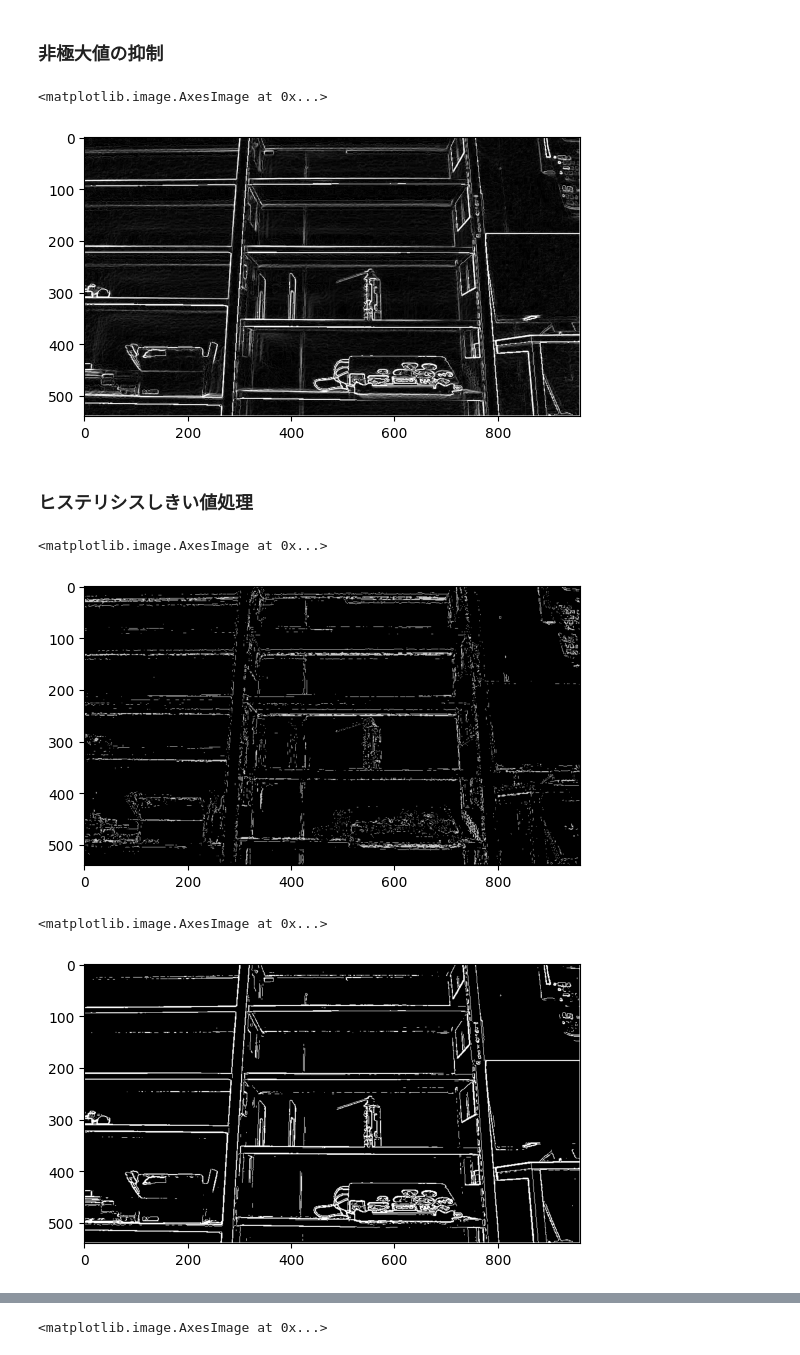
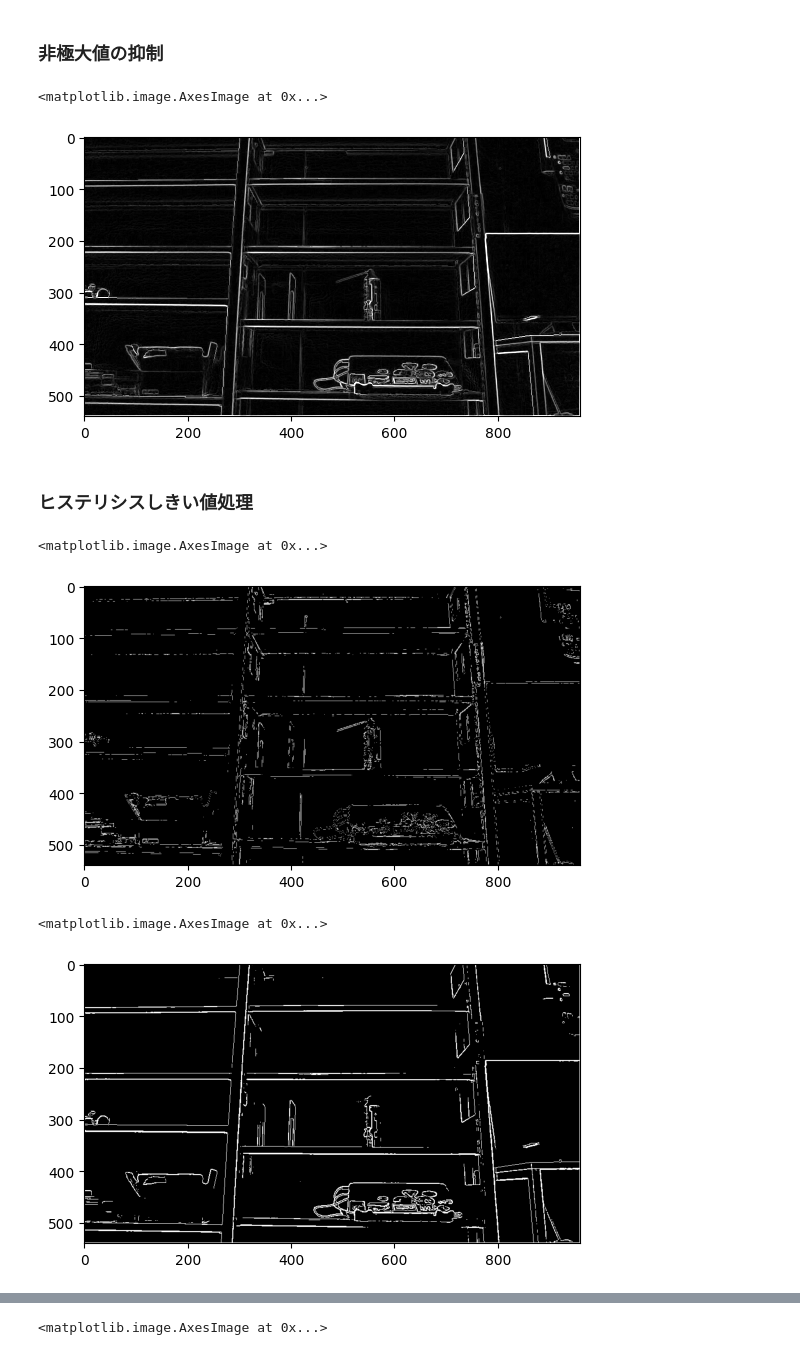
Before and after one commit to anhquan18/canny_edge_detection, a Jupyter notebook: canny_edge_detector.ipynb, the cells around one changed output, grey strips where cells are left out. Cells and saved outputs as stored; diff of their text form; code cells hidden in the pictures.

```diff
--- a/canny_edge_detector.ipynb
+++ b/canny_edge_detector.ipynb
@@ -113 +165,12 @@ built-in 2D convolution time: 0.033629417419433594
+# %%
+# scipy signal 2D correlation sobel
+start = time.time()
+
+gradient_col = signal.correlate2d(gray_image, sobel_col, mode="same", boundary="fill", fillvalue=0)
+gradient_row = signal.correlate2d(gray_image, sobel_row, mode="same", boundary="fill", fillvalue=0)
+
+image_gradient_intensity3 = np.hypot(gradient_row, gradient_col)
+image_gradient_angle3 = np.arctan2(gradient_row, gradient_col)
+
+builtin_time3 = time.time() - start
 # %%
@@ -167,56 +222,60 @@ built-in 2D convolution time: 0.04953432083129883
 for row in range(1, img_height-1):
     for col in range(1, img_width-1):
         # 縦エッジ
-        if (abs(image_gradient_angle[row, col]) <= np.radians(22.5)):
-            if (image_gradient_intensity[row, col] < image_gradient_intensity[row, col-1]) or (image_gradient_intensity[row, col] < image_gradient_intensity[row, col+1]):
-                image_gradient_intensity[row, col] = 0.0
+        if (abs(image_gradient_angle3[row, col]) <= np.radians(22.5)):
+            if (image_gradient_intensity3[row, col] < image_gradient_intensity3[row, col-1])\
+                or (image_gradient_intensity3[row, col] < image_gradient_intensity3[row, col+1]):
+                image_gradient_intensity3[row, col] = 0.0
         # 横エッジ
-        elif np.radians(67.5) < image_gradient_angle[row, col] <= np.radians(112.5):
-            if (image_gradient_intensity[row, col] < image_gradient_intensity[row-1, col]) or (image_gradient_intensity[row, col] < image_gradient_intensity[row+1, col]):
-                image_gradient_intensity[row, col] = 0.0
+        elif np.radians(67.5) < image_gradient_angle3[row, col] <= np.radians(112.5):
+            if (image_gradient_intensity[row, col] < image_gradient_intensity3[row-1, col])\
+                or (image_gradient_intensity3[row, col] < image_gradient_intensity3[row+1, col]):
+                image_gradient_intensity3[row, col] = 0.0
         # 右斜め上と左斜め下エッジ
-        elif (np.radians(22.5) < image_gradient_angle[row, col] <= np.radians(67.5)):
-            if (image_gradient_intensity[row, col] < image_gradient_intensity[row-1, col-1]) or (image_gradient_intensity[row, col] < image_gradient_intensity[row+1, col+1]):
-                image_gradient_intensity[row, col] = 0.0
+        elif (np.radians(22.5) < image_gradient_angle3[row, col] <= np.radians(67.5)):
+            if (image_gradient_intensity[row, col] < image_gradient_intensity3[row-1, col-1])\
+                or (image_gradient_intensity3[row, col] < image_gradient_intensity3[row+1, col+1]):
+                image_gradient_intensity3[row, col] = 0.0
         # 右斜め下と左斜め上エッジ
         elif (np.radians(112.5) < image_gradient_angle[row, col] <= np.radians(157.5)):
-            if (image_gradient_intensity[row, col] < image_gradient_intensity[row-1, col+1]) or (image_gradient_intensity[row, col] < image_gradient_intensity[row+1, col-1]):
-                image_gradient_intensity[row, col] = 0.0
+            if (image_gradient_intensity[row, col] < image_gradient_intensity3[row-1, col+1])\
+                or (image_gradient_intensity3[row, col] < image_gradient_intensity3[row+1, col-1]):
+                image_gradient_intensity3[row, col] = 0.0
 
 #plt.imsave('non-maxima-supp.jpg', image_gradient_intensity)
-plt.imshow(image_gradient_intensity, cmap='gray', vmin=0.0, vmax=255.0)
+plt.imshow(image_gradient_intensity3, cmap='gray', vmin=0.0, vmax=255.0)
 # %% [output]
 <matplotlib.image.AxesImage at 0x...>
-[figure, old version]
+[figure, new version]
 # %% [markdown]
 ### ヒステリシスしきい値処理
+# %%
+low_threshold = 50.0
+high_threshold = 100.0
+
+weak_edge = 200.0
+strong_edge = 255.0
+
+l_image = np.zeros(image_gradient_intensity3.shape)
+h_image = np.zeros(image_gradient_intensity3.shape)
+hys_image = np.zeros(image_gradient_intensity3.shape)
 # %%
-low_threshold = 50
-high_threshold = 100
+# 弱いエッジの画像
+mask = (image_gradient_intensity3 > low_threshold) & (image_gradient_intensity3 < high_threshold)
+l_image += (weak_edge * mask)
 
-l_image = np.zeros(image_gradient_intensity.shape)
-h_image = np.zeros(image_gradient_intensity.shape)
-hys_image = np.zeros(image_gradient_intensity.shape)
-
-
-# 弱いエッジの画像
-mask = (image_gradient_intensity > low_threshold) & (image_gradient_intensity < high_threshold)
-l_image = l_image + (200 * mask)
-
-# 強いエッジの画像
-mask = (image_gradient_intensity > high_threshold)
-h_image = h_image + (255 * mask)
-
-# 弱いエッジ
 #plt.imsave('low-hysterasis.jpg', l_image)
 plt.imshow(l_image, cmap='gray', vmin=0.0, vmax=255.0)
 # %% [output]
 <matplotlib.image.AxesImage at 0x...>
-[figure, old version]
+[figure, new version]
 # %%
-# 強いエッジ
+# 強いエッジの画像
+mask = (image_gradient_intensity3 > high_threshold)
+h_image += (strong_edge * mask)
+
 #plt.imsave('high-hysterasis.jpg', h_image)
 plt.imshow(h_image, cmap='gray', vmin=0.0, vmax=255.0)
 # %% [output]
 <matplotlib.image.AxesImage at 0x...>
-[figure, old version]
+[figure, new version]
```
Also changed, not shown: parts of 14 cells of this notebook.
